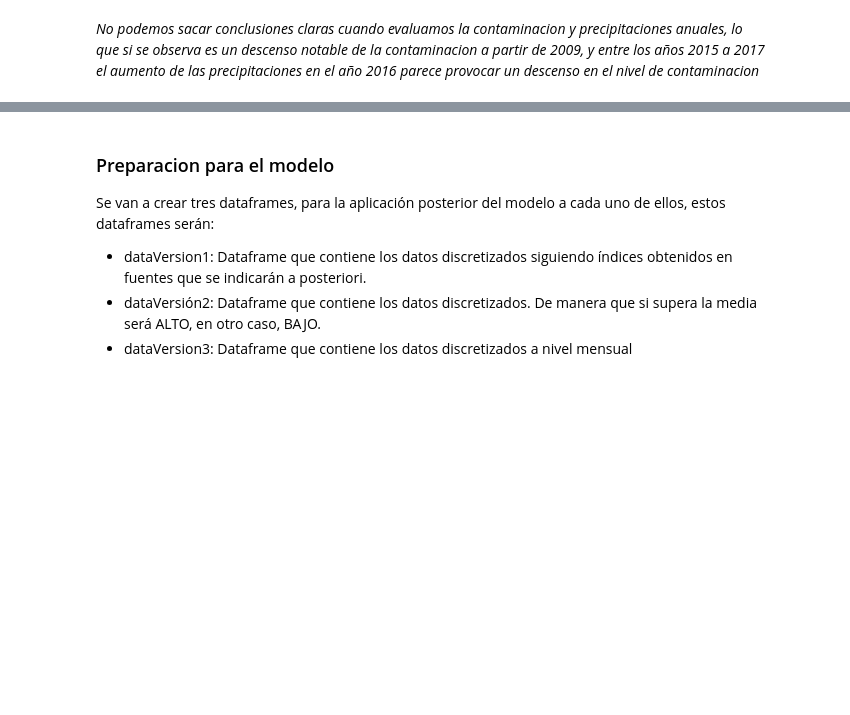
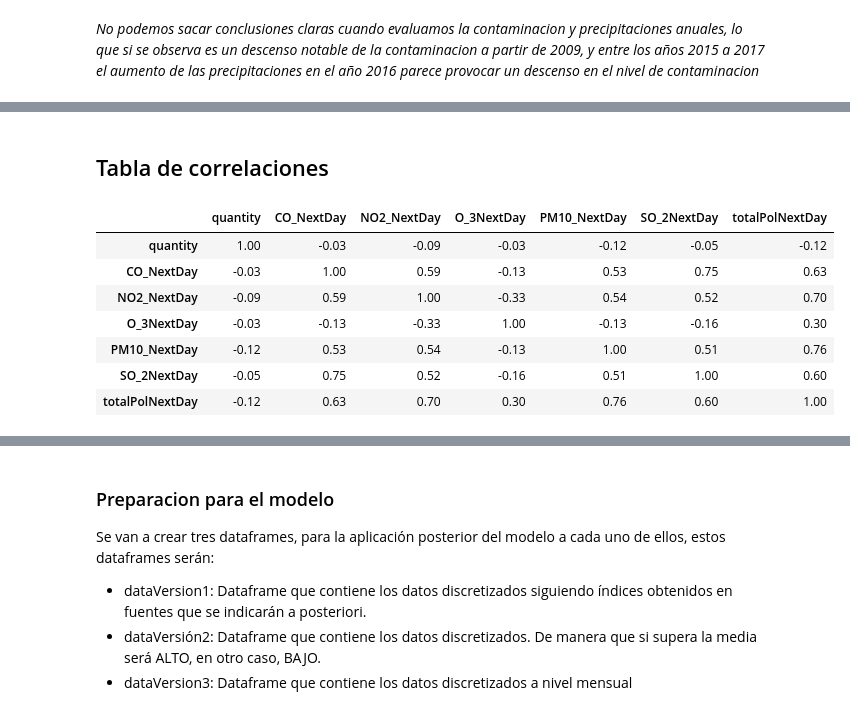
Before and after one commit to manumonforte/DataMining-BigDataParadigm, a Jupyter notebook: Estudio.ipynb, the cells around one changed output, grey strips where cells are left out. Drawn from its saved outputs; the diff is of its cells as text; code cells hidden in the pictures; blank space fills up the shorter version.

```diff
--- a/Estudio.ipynb
+++ b/Estudio.ipynb
@@ -802,0 +787,3 @@ barplot(rainfall_year$quantity, main ="Precipitación anual",xlab = "año",ylab
+# %%
+madrid_cor <- madrid
+head(madrid_cor)
@@ -802,0 +850,14 @@ barplot(rainfall_year$quantity, main ="Precipitación anual",xlab = "año",ylab
+# %% [markdown]
+## Tabla de correlaciones
+# %%
+res <- cor(madrid_cor, use = "complete.obs")
+round(res, 2)
+# %% [output]
+|  | quantity | CO_NextDay | NO2_NextDay | O_3NextDay | PM10_NextDay | SO_2NextDay | totalPolNextDay |
+| quantity | 1.00 | -0.03 | -0.09 | -0.03 | -0.12 | -0.05 | -0.12 |
+| CO_NextDay | -0.03 | 1.00 | 0.59 | -0.13 | 0.53 | 0.75 | 0.63 |
+| NO2_NextDay | -0.09 | 0.59 | 1.00 | -0.33 | 0.54 | 0.52 | 0.70 |
+| O_3NextDay | -0.03 | -0.13 | -0.33 | 1.00 | -0.13 | -0.16 | 0.30 |
+| PM10_NextDay | -0.12 | 0.53 | 0.54 | -0.13 | 1.00 | 0.51 | 0.76 |
+| SO_2NextDay | -0.05 | 0.75 | 0.52 | -0.16 | 0.51 | 1.00 | 0.60 |
+| totalPolNextDay | -0.12 | 0.63 | 0.70 | 0.30 | 0.76 | 0.60 | 1.00 |
```
Also changed, not shown: parts of 76 cells of this notebook.
